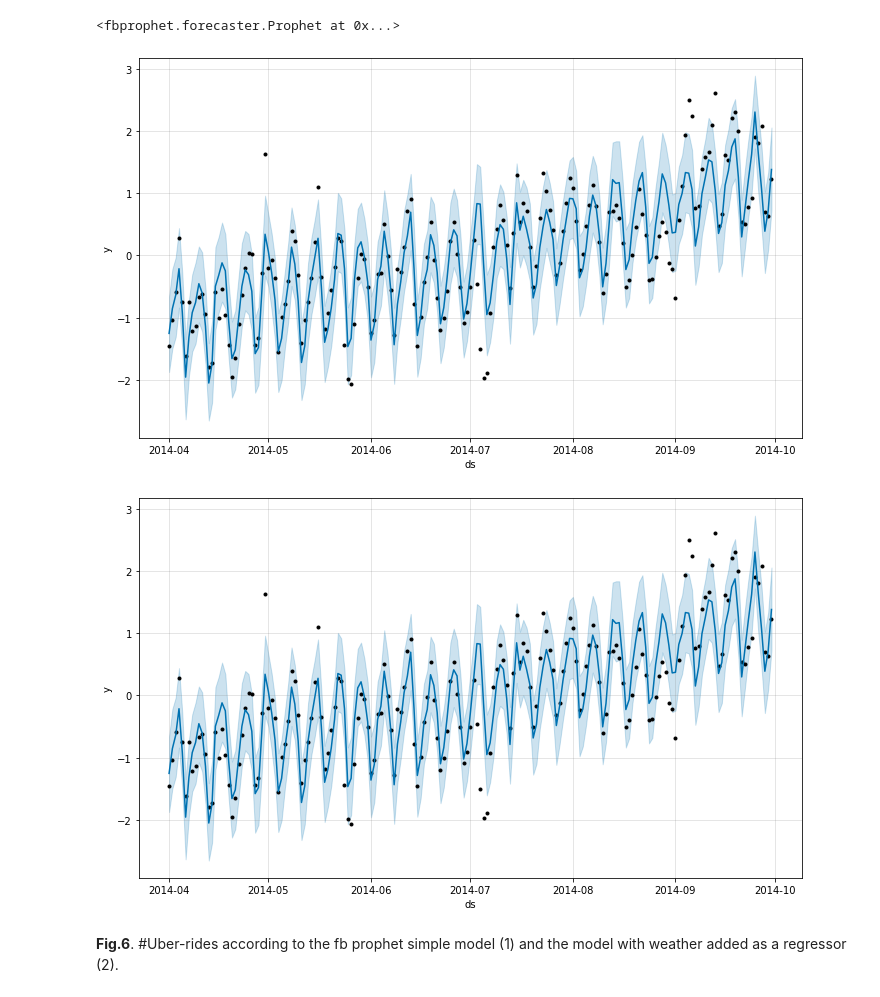
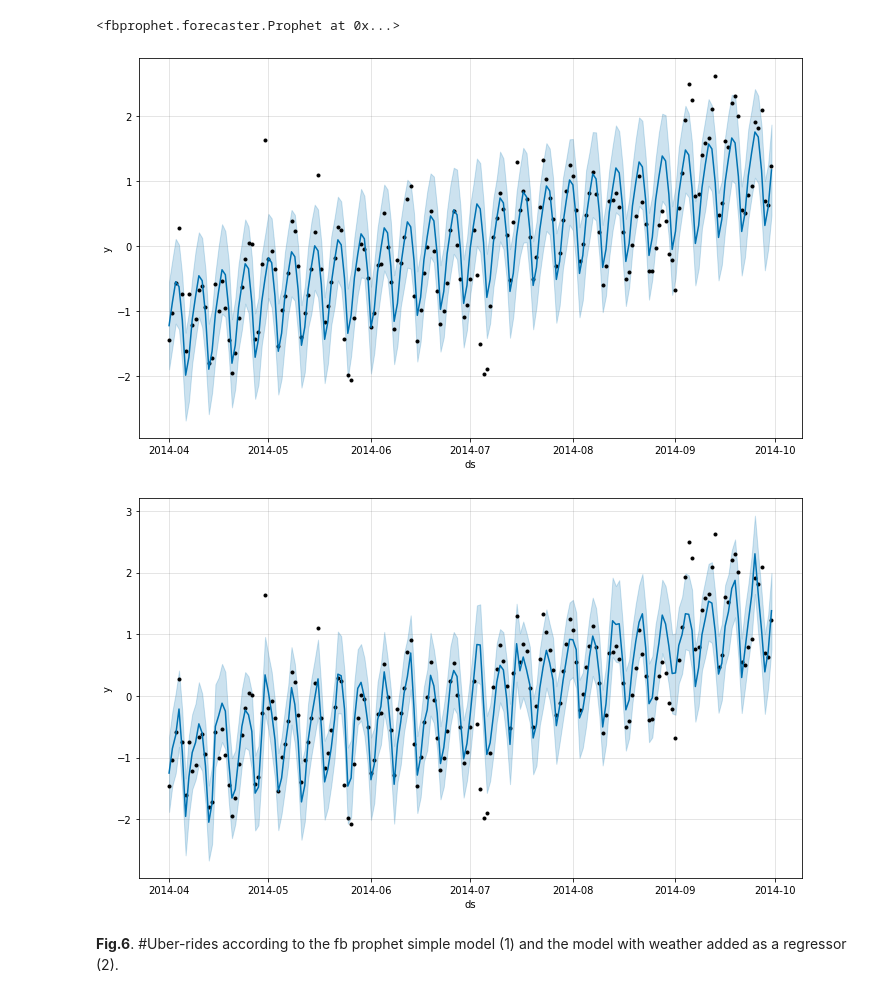
Before and after one commit to Janina712/MLTSA22_JBoecher, a Jupyter notebook: HW4/HW4_JBoecher.ipynb, the cells around one changed output. Saved outputs shown, nothing was run; the diff lists cells and outputs as text; code cells hidden in the pictures.

```diff
--- a/HW4/HW4_JBoecher.ipynb
+++ b/HW4/HW4_JBoecher.ipynb
@@ -378,11 +371,12 @@ INFO:fbprophet:Disabling yearly seasonality. Run prophet with yearly_seasonality
 INFO:fbprophet:Disabling daily seasonality. Run prophet with daily_seasonality=True to override this.
 <fbprophet.forecaster.Prophet at 0x...>
 # %%
+nowcast = simplem.predict(uberbyday)
+simplem.plot(nowcast)
 nowcast = regrm.predict(uberweather)
-simplem.plot(nowcast)
 regrm.plot(nowcast);
 # %% [output]
-[figure, old version]
+[figure, new version]
 [figure]
 # %% [markdown]
 **Fig.6**. #Uber-rides according to the fb prophet simple model (1) and the model with weather added as a regressor (2).
```
Also changed, not shown: parts of 3 cells of this notebook.
